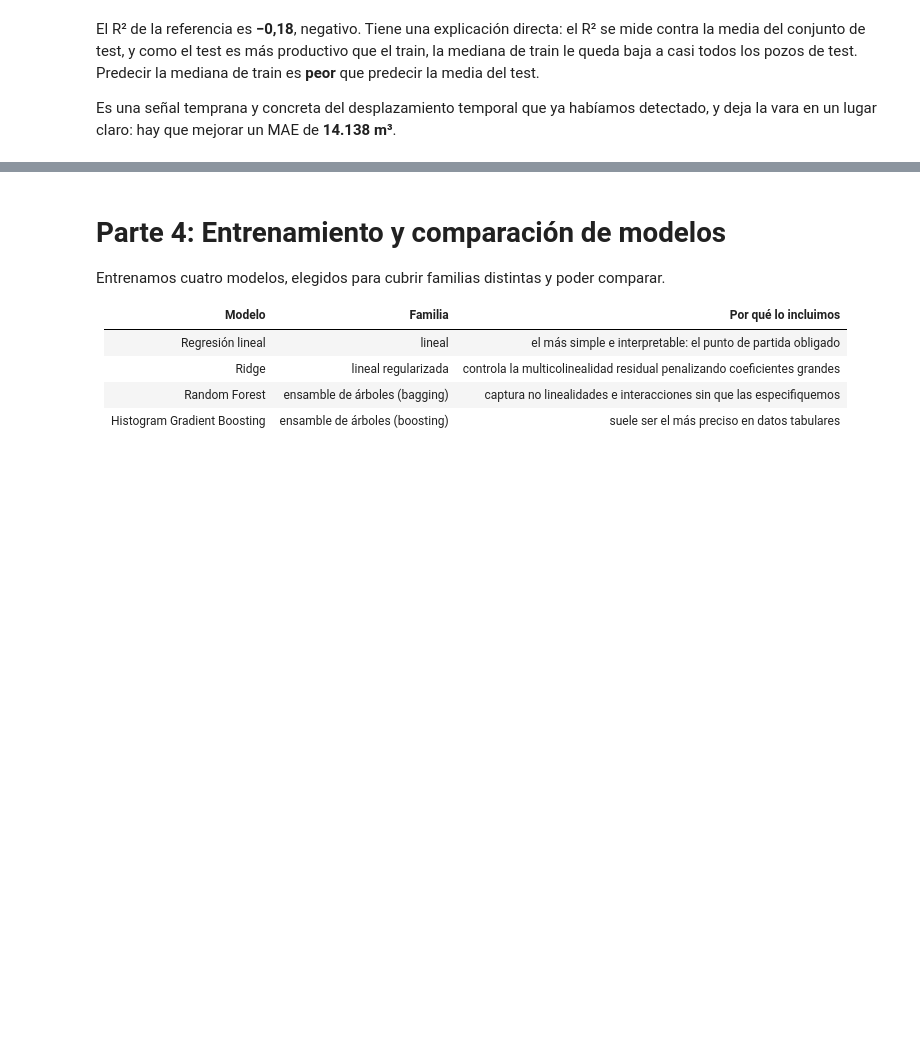
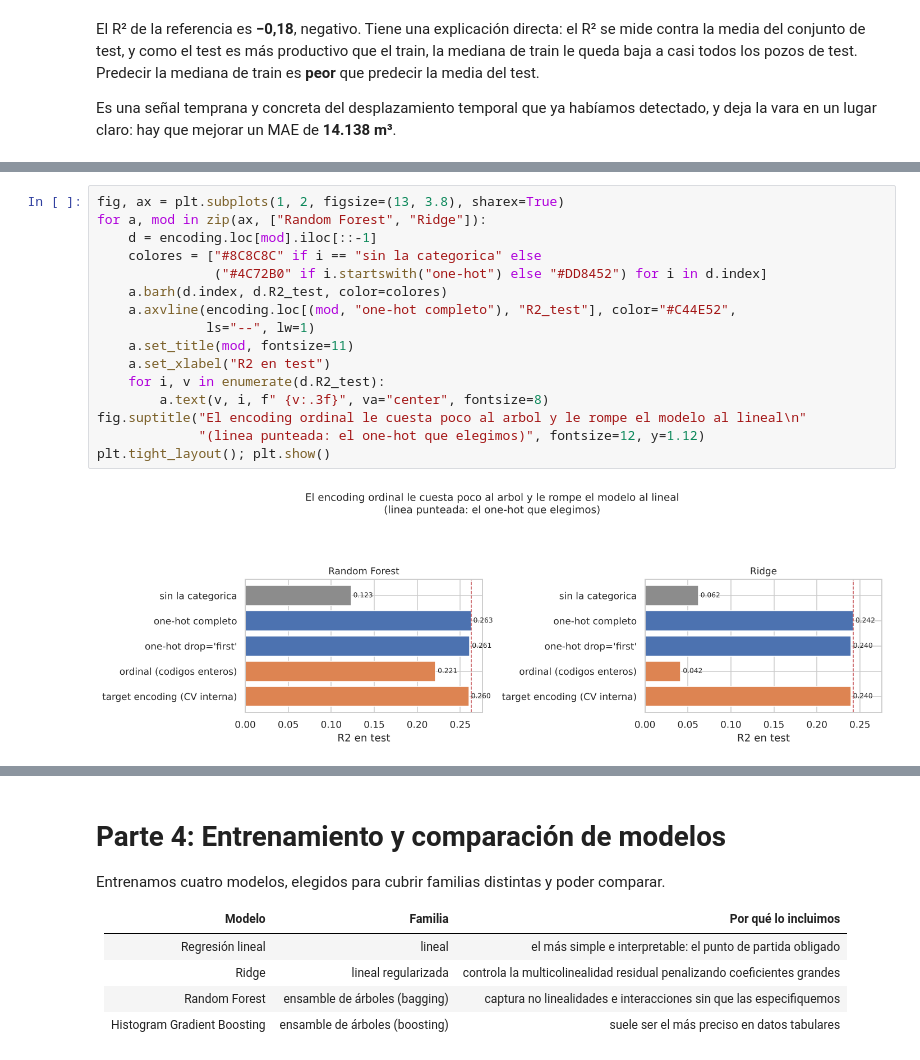
Before and after one commit to FrancoMalacalza01/preentrega-data-science, a Jupyter notebook: notebooks/02_modelado_preentrega3.ipynb, the cells around one changed output, grey strips where cells are left out. Cells and saved outputs as stored; diff of their text form; blank space fills up the shorter version.

```diff
--- a/notebooks/02_modelado_preentrega3.ipynb
+++ b/notebooks/02_modelado_preentrega3.ipynb
@@ -992,0 +1225,18 @@ vara en un lugar claro: hay que mejorar un MAE de **14.138 m³**.
+# %%
+fig, ax = plt.subplots(1, 2, figsize=(13, 3.8), sharex=True)
+for a, mod in zip(ax, ["Random Forest", "Ridge"]):
+    d = encoding.loc[mod].iloc[::-1]
+    colores = ["#8C8C8C" if i == "sin la categorica" else
+               ("#4C72B0" if i.startswith("one-hot") else "#DD8452") for i in d.index]
+    a.barh(d.index, d.R2_test, color=colores)
+    a.axvline(encoding.loc[(mod, "one-hot completo"), "R2_test"], color="#C44E52",
+              ls="--", lw=1)
+    a.set_title(mod, fontsize=11)
+    a.set_xlabel("R2 en test")
+    for i, v in enumerate(d.R2_test):
+        a.text(v, i, f" {v:.3f}", va="center", fontsize=8)
+fig.suptitle("El encoding ordinal le cuesta poco al arbol y le rompe el modelo al lineal\n"
+             "(linea punteada: el one-hot que elegimos)", fontsize=12, y=1.12)
+plt.tight_layout(); plt.show()
+# %% [output]
+[figure, added]
```
Also changed, not shown: parts of 42 cells of this notebook, 2 other files.
